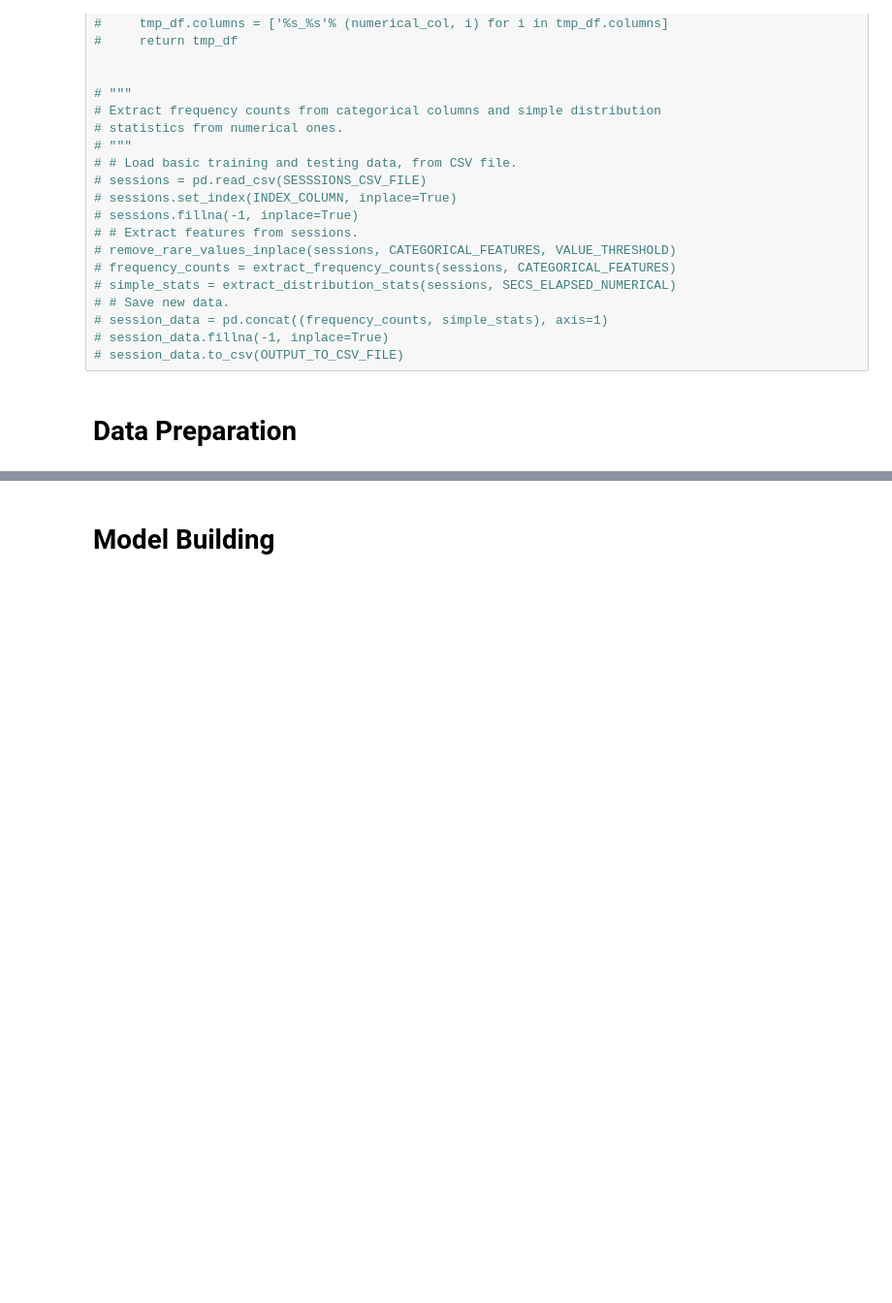
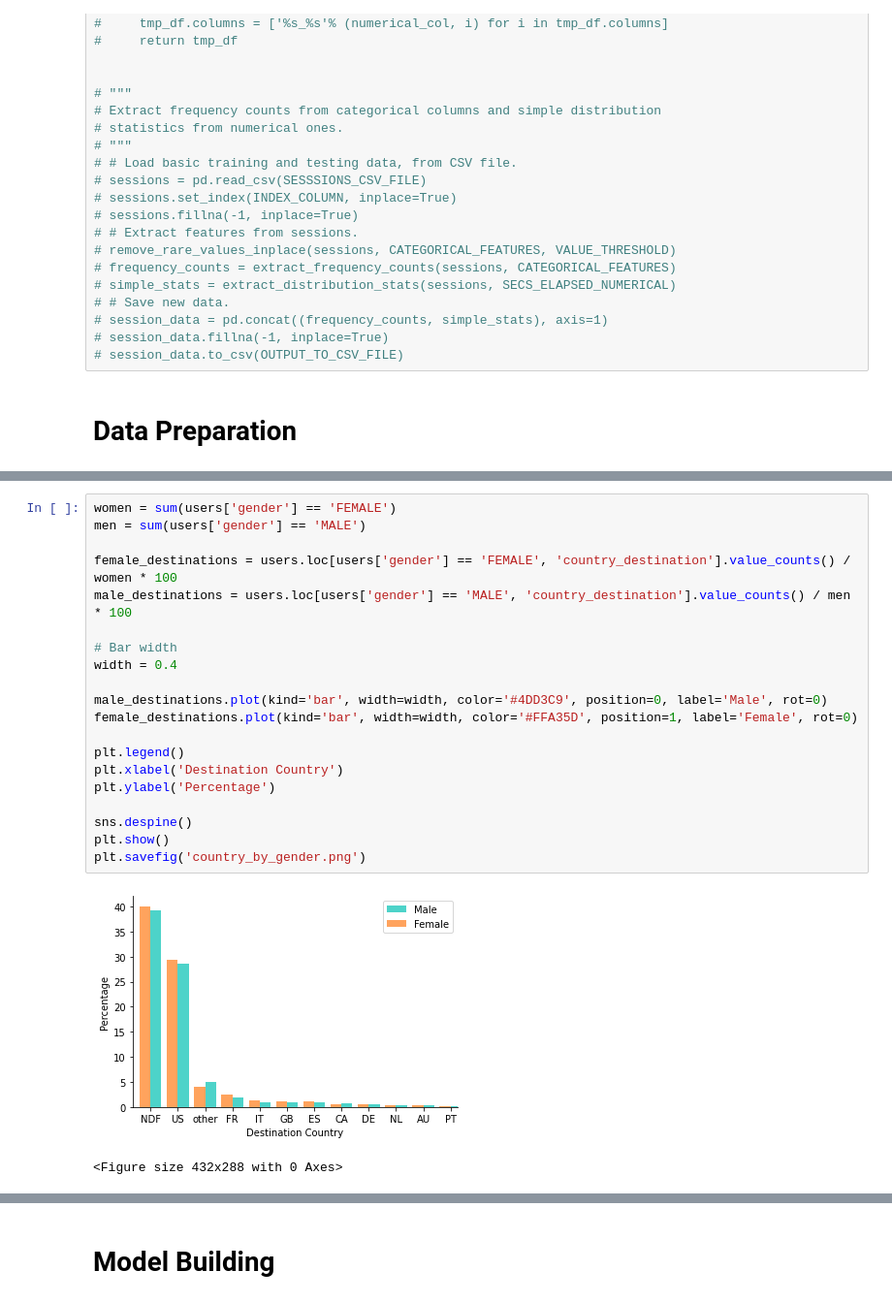
Before and after one commit to leodzung/Airbnb-Kaggle-Challenge, a Jupyter notebook: airbnb.ipynb, the cells around one changed output, grey strips where cells are left out. Shown at 97% size. Saved outputs shown, nothing was run; the diff lists cells and outputs as text; blank space fills up the shorter version.

```diff
--- a/airbnb.ipynb
+++ b/airbnb.ipynb
@@ -126,0 +246,23 @@ from sklearn.model_selection import GridSearchCV
+# %%
+women = sum(users['gender'] == 'FEMALE')
+men = sum(users['gender'] == 'MALE')
+
+female_destinations = users.loc[users['gender'] == 'FEMALE', 'country_destination'].value_counts() / women * 100
+male_destinations = users.loc[users['gender'] == 'MALE', 'country_destination'].value_counts() / men * 100
+
+# Bar width
+width = 0.4
+
+male_destinations.plot(kind='bar', width=width, color='#4DD3C9', position=0, label='Male', rot=0)
+female_destinations.plot(kind='bar', width=width, color='#FFA35D', position=1, label='Female', rot=0)
+
+plt.legend()
+plt.xlabel('Destination Country')
+plt.ylabel('Percentage')
+
+sns.despine()
+plt.show()
+plt.savefig('country_by_gender.png')
+# %% [output]
+[figure, added]
+<Figure size 432x288 with 0 Axes>
```
Also changed, not shown: parts of 34 cells of this notebook, 4 other files.
